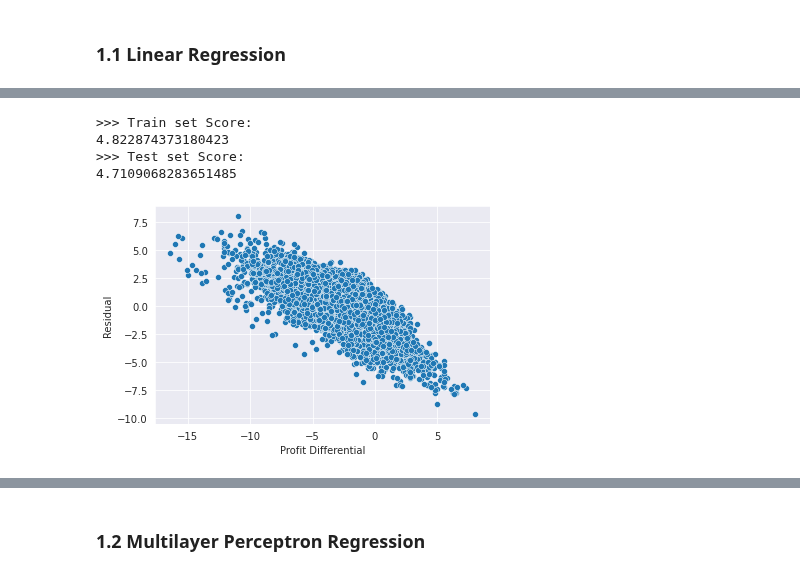
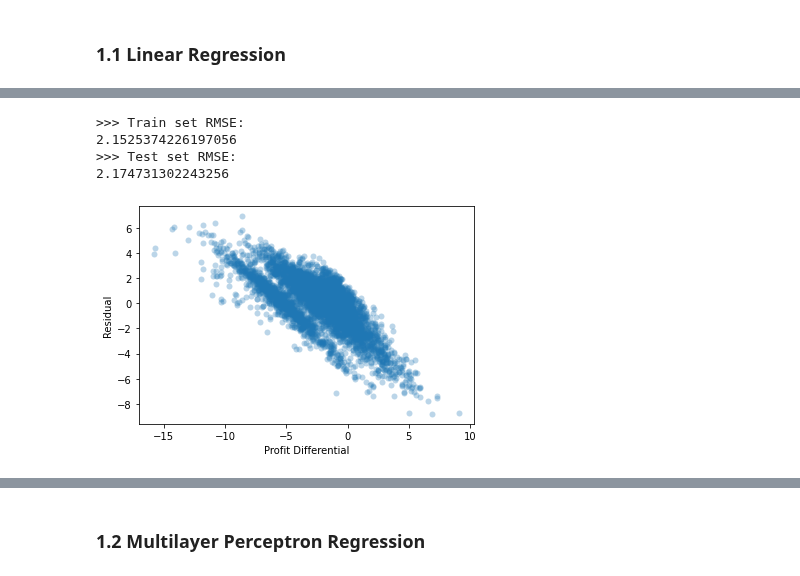
Before and after one commit to venson/starbucks, a Jupyter notebook: Starbucks_Capstone_notebook.ipynb, the cells around one changed output, grey strips where cells are left out. Saved outputs shown, nothing was run; the diff lists cells and outputs as text; code cells hidden in the pictures.

```diff
--- a/Starbucks_Capstone_notebook.ipynb
+++ b/Starbucks_Capstone_notebook.ipynb
@@ -510,12 +434,0 @@ person_14
-# %%
-person_14 = elementary_trans[elementary_trans['person_id'] == 14].copy()
-offer_df = person_14[['offer_id','duration']].dropna()
-print(offer_df)
-person_14.fillna({'event':'trans'}, inplace=True)
-pivot_one = person_14[person_14['event'].isin(['offer viewed', 'offer completed', 'transaction'])].\
-    reset_index().pivot(index='index', columns=['offer_id','event'], values='time')
-offer = 'DIS_r5_d20_u10'
-dura = offer_df.loc[offer_df['offer_id'] == offer, 'duration'] * 24
-dis = pivot_one[offer].dropna(how='all')
-
-dis.loc[0,0]
@@ -644,3 +521,16 @@ plt.show()
+# %%
+def remove_unviewed_offer(df):
+    index_unusual = pd.Index([])
+    for person in df['person_id'].unique():
+        index_ = get_index_unusual(df[df['person_id'] == person])
+        index_unusual = index_unusual.append(index_)
+    return index_unusual
+
+
+index_unusual = remove_unviewed_offer(elementary_trans)
+# %%
+index_unusual.shape
+elementary_trans_ = elementary_trans.loc[np.setdiff1d(elementary_trans.index, index_unusual)]
 # %%
 plt.figure(figsize=(12,6))
 sns.histplot(elementary_trans_[elementary_trans_['event'].isin(['offer received', 'offer viewed', 'offer completed'])],
@@ -1175,21 +1044,23 @@ x_train_.head()
+# %%
+x_train,x_test, y_train, y_test = train_test_split(x, y)
 # %%
 model = LinearRegression()
 model.fit(x_train,y_train)
 
-print('>>> Train set Score:')
-print(mean_squared_error(y_train,model.predict(x_train)))
-print('>>> Test set Score:')
-print(mean_squared_error(y_test,model.predict(x_test)))
+print('>>> Train set RMSE:')
+print(mean_squared_error(y_train,model.predict(x_train), squared=False))
+print('>>> Test set RMSE:')
+print(mean_squared_error(y_test,model.predict(x_test), squared=False))
 # print(model.coef_)
 
 residual = model.predict(x_test) - y_test
-sns.scatterplot(x=y_test, y=residual)
+sns.scatterplot(x=y_test, y=residual, linewidth=0, alpha=0.3)
 plt.xlabel('Profit Differential')
 plt.ylabel('Residual')
 plt.show()
 # %% [output]
->>> Train set Score:
-4.822874373180423
->>> Test set Score:
-4.7109068283651485
+>>> Train set RMSE:
+2.1525374226197056
+>>> Test set RMSE:
+2.174731302243256
-[figure, old version]
+[figure, new version]
```
Also changed, not shown: parts of 66 cells of this notebook.
